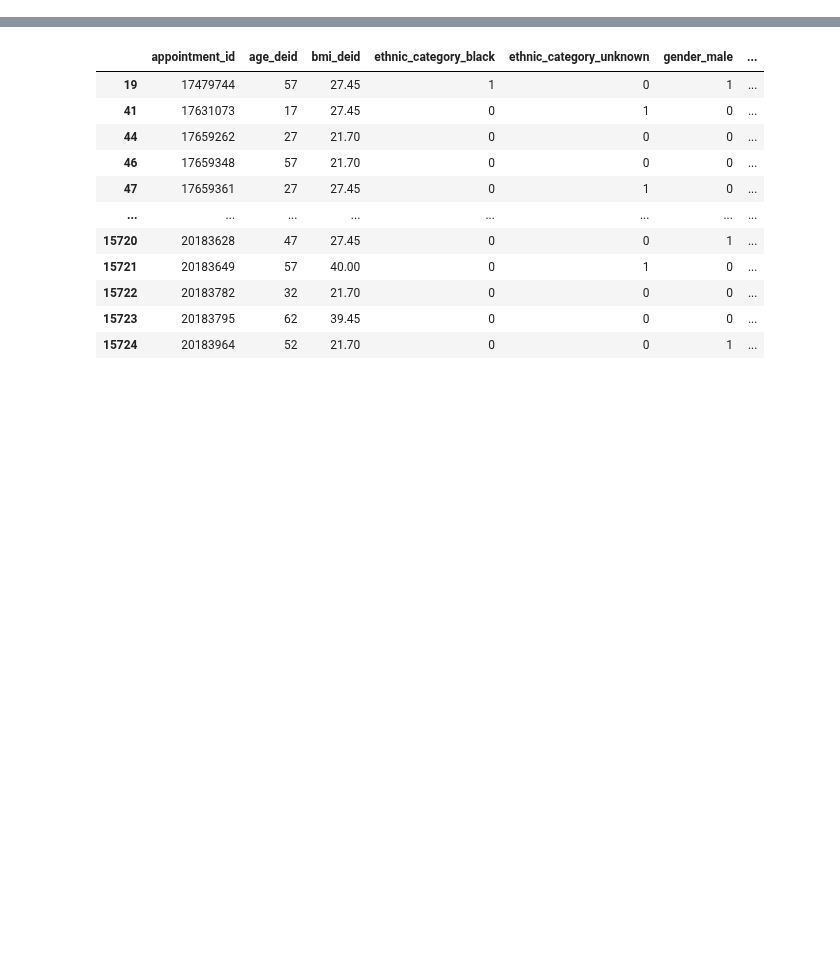
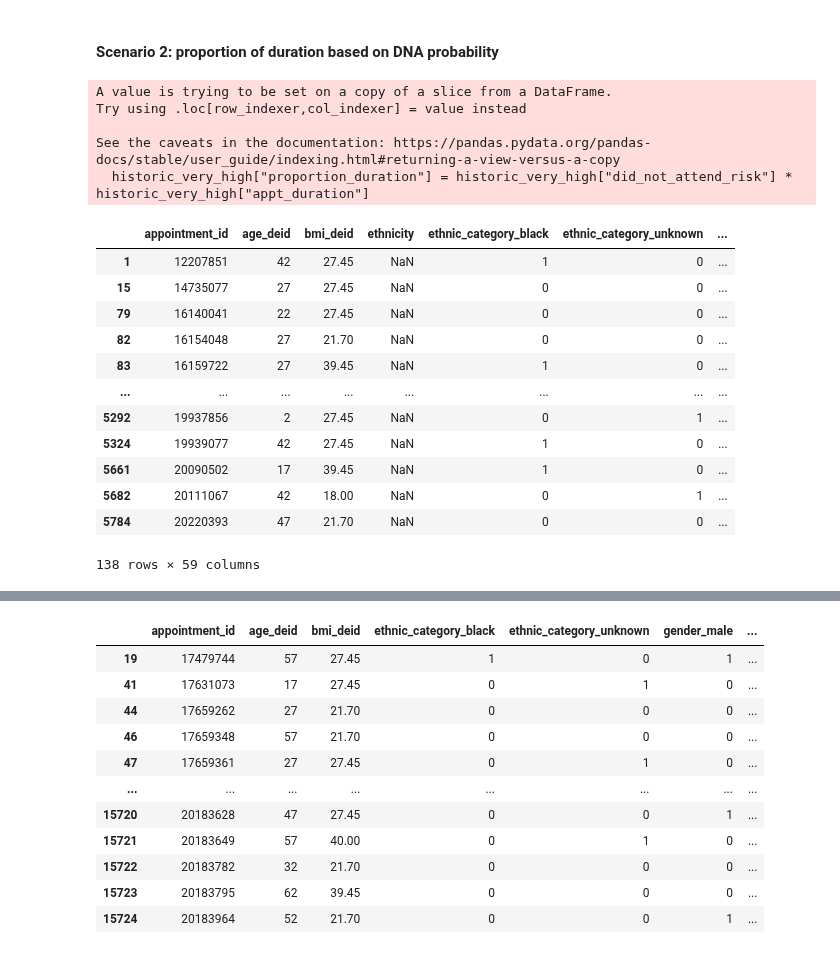
Before and after one commit to hallucinojenlee/hds_dna, a Jupyter notebook: scripts/calculate_DNA_time.ipynb, the cells around one changed output, grey strips where cells are left out. Cells and saved outputs as stored; diff of their text form; code cells hidden in the pictures; blank space fills up the shorter version.

```diff
--- a/scripts/calculate_DNA_time.ipynb
+++ b/scripts/calculate_DNA_time.ipynb
@@ -5,0 +192,25 @@ import pandas as pd
+# %% [markdown]
+#### Scenario 2: proportion of duration based on DNA probability
+# %%
+# Get duration based on proportion of DNA probability
+historic_very_high["proportion_duration"] = historic_very_high["did_not_attend_risk"] * historic_very_high["appt_duration"]
+historic_very_high
+# %% [output]
+A value is trying to be set on a copy of a slice from a DataFrame.
+Try using .loc[row_indexer,col_indexer] = value instead
+
+See the caveats in the documentation: https://pandas.pydata.org/pandas-docs/stable/user_guide/indexing.html#returning-a-view-versus-a-copy
+  historic_very_high["proportion_duration"] = historic_very_high["did_not_attend_risk"] * historic_very_high["appt_duration"]
+|  | appointment_id | age_deid | bmi_deid | ethnicity | ethnic_category_black | ethnic_category_unknown | ... |
+| 1 | 12207851 | 42 | 27.45 | NaN | 1 | 0 | ... |
+| 15 | 14735077 | 27 | 27.45 | NaN | 0 | 0 | ... |
+| 79 | 16140041 | 22 | 27.45 | NaN | 0 | 0 | ... |
+| 82 | 16154048 | 27 | 21.70 | NaN | 0 | 0 | ... |
+| 83 | 16159722 | 27 | 39.45 | NaN | 1 | 0 | ... |
+| ... | ... | ... | ... | ... | ... | ... | ... |
+| 5292 | 19937856 | 2 | 27.45 | NaN | 0 | 1 | ... |
+| 5324 | 19939077 | 42 | 27.45 | NaN | 1 | 0 | ... |
+| 5661 | 20090502 | 17 | 39.45 | NaN | 1 | 0 | ... |
+| 5682 | 20111067 | 42 | 18.00 | NaN | 0 | 1 | ... |
+| 5784 | 20220393 | 47 | 21.70 | NaN | 0 | 0 | ... |
+138 rows × 59 columns
```
Also changed, not shown: parts of 25 cells of this notebook, 1 other file.
